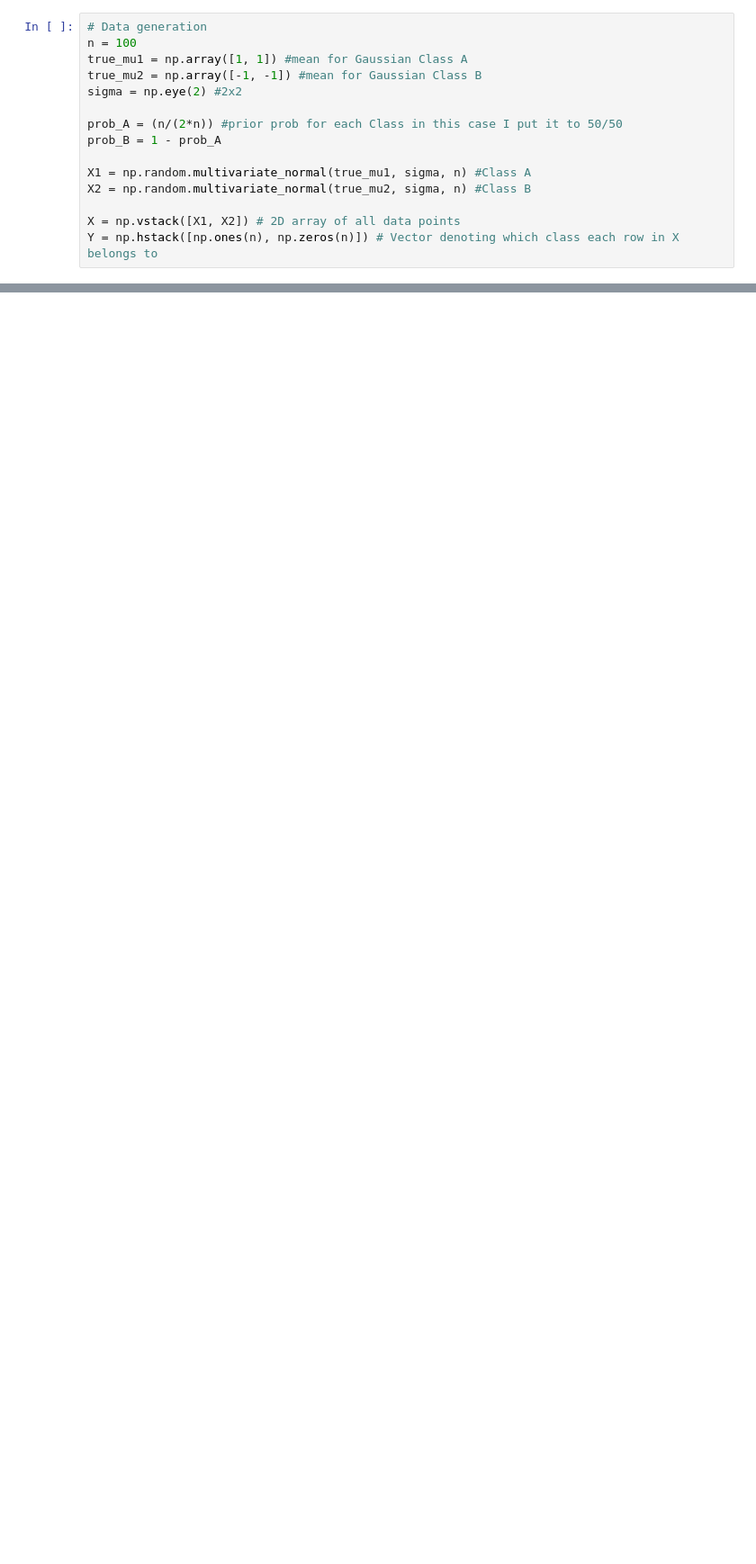
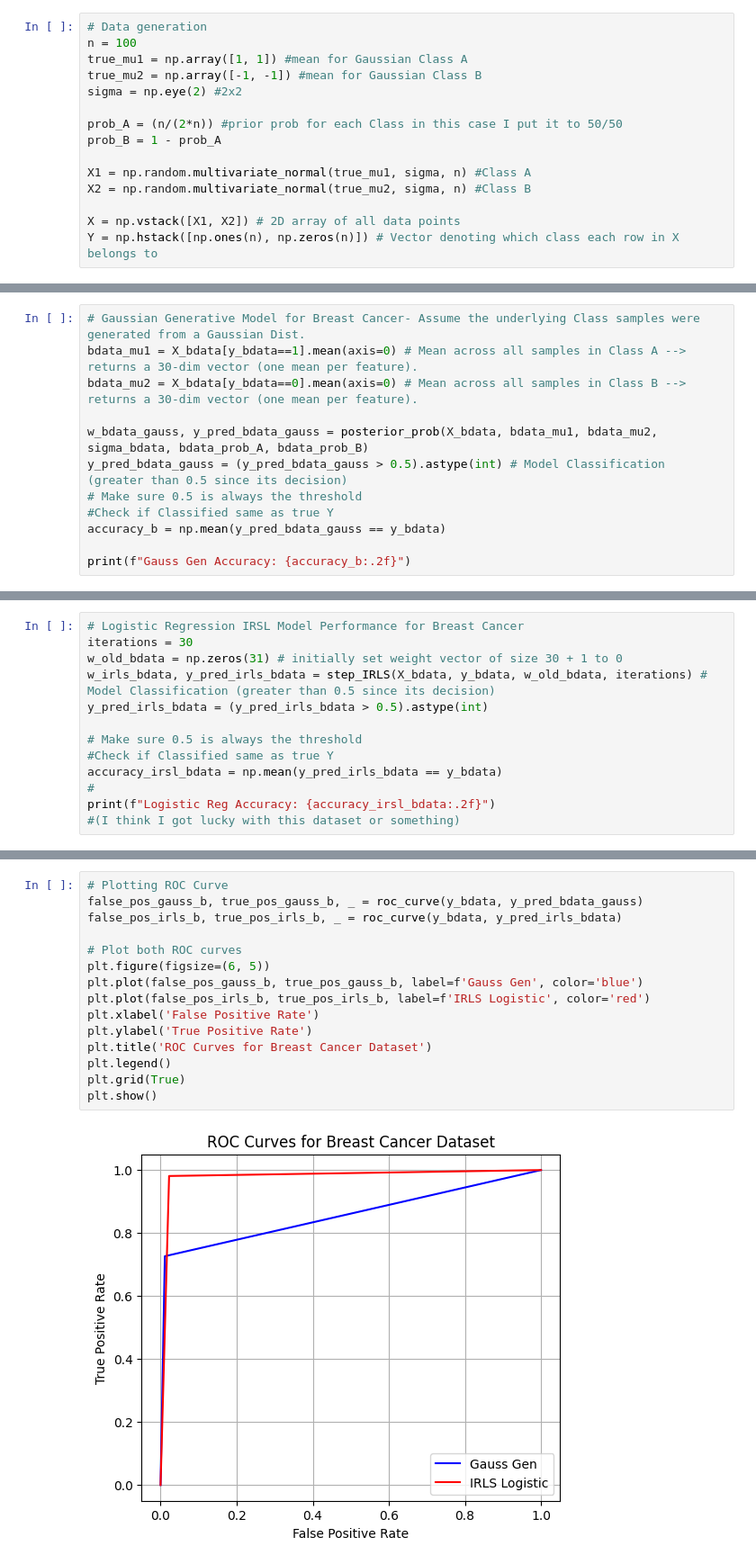
Before and after one commit to andrewtuna05/ECE474, a Jupyter notebook: proj3/proj3_Andrew_Yuan.ipynb, the cells around one changed output, grey strips where cells are left out. Shown at 90% size. Drawn from its saved outputs; the diff is of its cells as text; blank space fills up the shorter version.

```diff
--- a/proj3/proj3_Andrew_Yuan.ipynb
+++ b/proj3/proj3_Andrew_Yuan.ipynb
@@ -45,0 +158,12 @@ Accuracy: 0.93
+# %%
+# Gaussian Generative Model for Breast Cancer- Assume the underlying Class samples were generated from a Gaussian Dist.
+bdata_mu1 = X_bdata[y_bdata==1].mean(axis=0) # Mean across all samples in Class A --> returns a 30-dim vector (one mean per feature).
+bdata_mu2 = X_bdata[y_bdata==0].mean(axis=0) # Mean across all samples in Class B --> returns a 30-dim vector (one mean per feature).
+
+w_bdata_gauss, y_pred_bdata_gauss = posterior_prob(X_bdata, bdata_mu1, bdata_mu2, sigma_bdata, bdata_prob_A, bdata_prob_B)
+y_pred_bdata_gauss = (y_pred_bdata_gauss > 0.5).astype(int) # Model Classification (greater than 0.5 since its decision)
+# Make sure 0.5 is always the threshold
+#Check if Classified same as true Y
+accuracy_b = np.mean(y_pred_bdata_gauss == y_bdata)
+
+print(f"Gauss Gen Accuracy: {accuracy_b:.2f}")
@@ -45,0 +172,13 @@ Accuracy: 0.93
+# %%
+# Logistic Regression IRSL Model Performance for Breast Cancer
+iterations = 30
+w_old_bdata = np.zeros(31) # initially set weight vector of size 30 + 1 to 0
+w_irls_bdata, y_pred_irls_bdata = step_IRLS(X_bdata, y_bdata, w_old_bdata, iterations) # Model Classification (greater than 0.5 since its decision)
+y_pred_irls_bdata = (y_pred_irls_bdata > 0.5).astype(int)
+
+# Make sure 0.5 is always the threshold
+#Check if Classified same as true Y
+accuracy_irsl_bdata = np.mean(y_pred_irls_bdata == y_bdata)
+#
+print(f"Logistic Reg Accuracy: {accuracy_irsl_bdata:.2f}")
+#(I think I got lucky with this dataset or something)
@@ -45,0 +187,17 @@ Accuracy: 0.93
+# %%
+# Plotting ROC Curve
+false_pos_gauss_b, true_pos_gauss_b, _ = roc_curve(y_bdata, y_pred_bdata_gauss)
+false_pos_irls_b, true_pos_irls_b, _ = roc_curve(y_bdata, y_pred_irls_bdata)
+
+# Plot both ROC curves
+plt.figure(figsize=(6, 5))
+plt.plot(false_pos_gauss_b, true_pos_gauss_b, label=f'Gauss Gen', color='blue')
+plt.plot(false_pos_irls_b, true_pos_irls_b, label=f'IRLS Logistic', color='red')
+plt.xlabel('False Positive Rate')
+plt.ylabel('True Positive Rate')
+plt.title('ROC Curves for Breast Cancer Dataset')
+plt.legend()
+plt.grid(True)
+plt.show()
+# %% [output]
+[figure, added]
```
Also changed, not shown: parts of 10 cells of this notebook.
